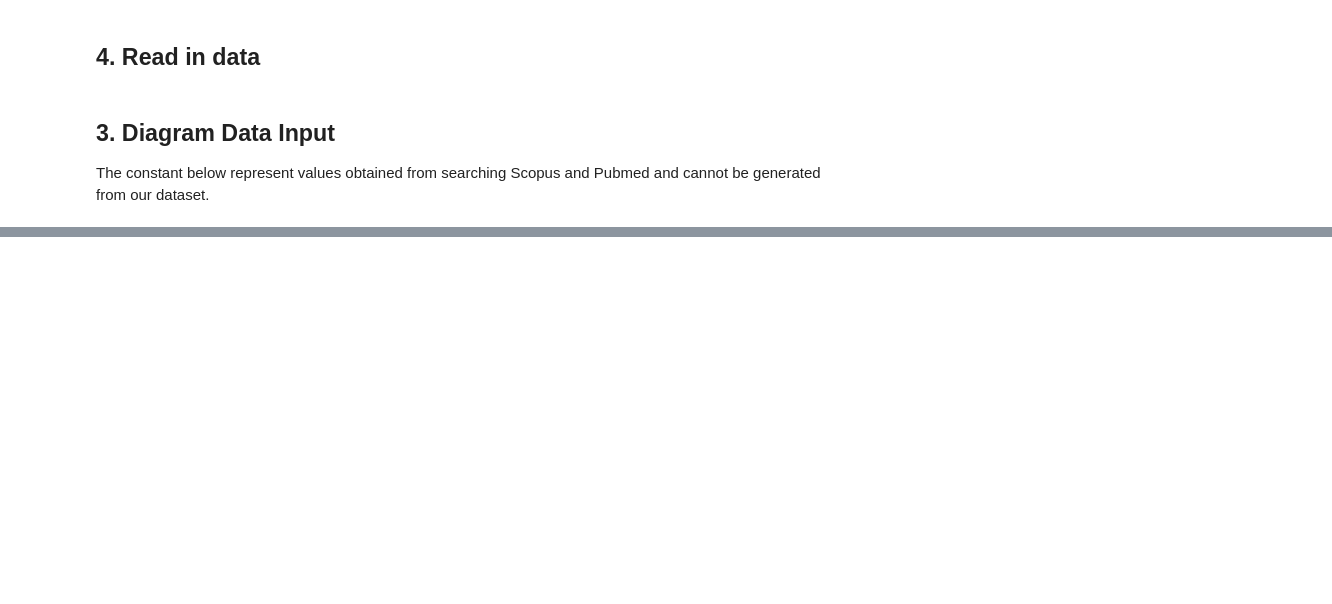
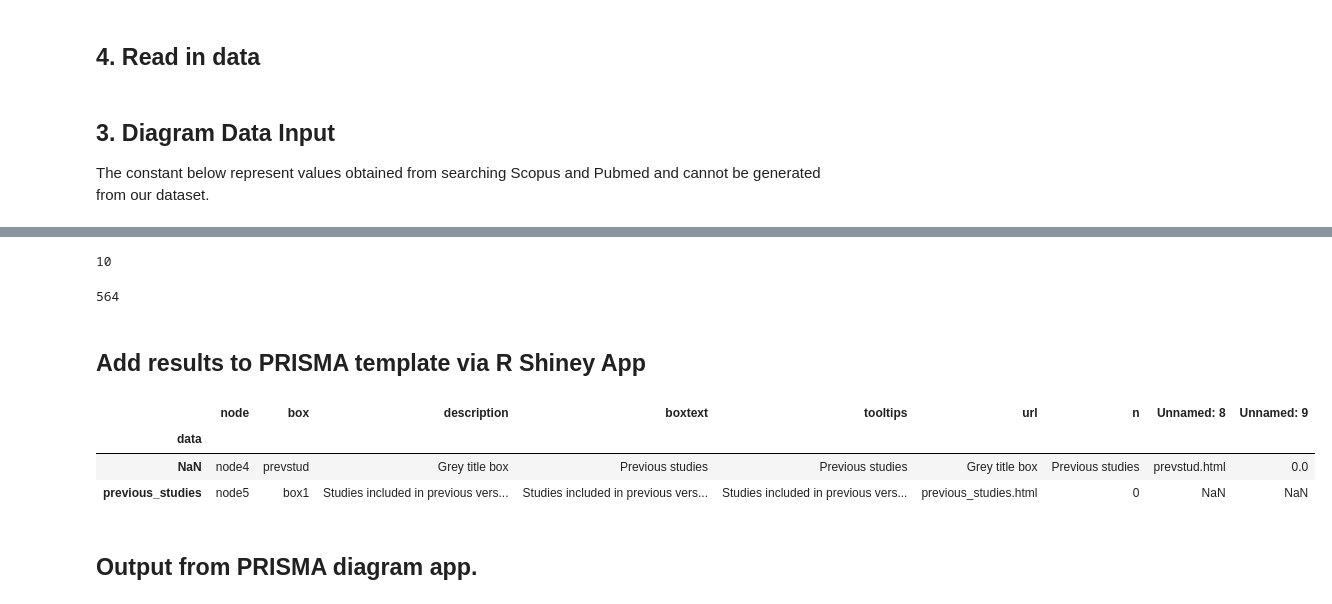
Before and after one commit to TomMonks/des_sharing_lit_review, a Jupyter notebook: _sources/content/03_results/00_prisma.ipynb, the cells around one changed output, grey strips where cells are left out. Drawn from its saved outputs; the diff is of its cells as text; code cells hidden in the pictures; blank space fills up the shorter version.

```diff
--- a/_sources/content/03_results/00_prisma.ipynb
+++ b/_sources/content/03_results/00_prisma.ipynb
@@ -35,17 +43,32 @@ from preprocessing import load_clean_dataset
 # %% [markdown]
 ## 2. Constants
 # %%
+# studies pre forward search
+PRE_FS = 'https://raw.githubusercontent.com/TomMonks/' \
+    + 'des_sharing_lit_review/main/data/pre_forward_search/' \
+    + 'before_forward_search.zip'
+
+
+# all studies we included in stage 2
 FILE_NAME = 'https://raw.githubusercontent.com/TomMonks/' \
     + 'des_sharing_lit_review/main/data/share_sim_data_extract.zip'
 
 # pre-screnning file locations
 POST_FIX = '../../data/pre_screening/'
 POST_FIX_STAGE1 = '../../data/stage1/'
+POST_FIX_FS = '../../data/forward_search/'
+POST_FIX_PRE_FS = '../../data/pre_forward_search/'
 SCOPUS = POST_FIX + 'Scopus_search.zip'
 PUBMED = POST_FIX + 'pubmed_part.zip'
 ACM = POST_FIX + '20220903_acm.zip'
 WOS = POST_FIX + '20220903_wos.zip'
 UNIQUE = POST_FIX_STAGE1 + 'unique_papers.zip'
+FORWARD_SEARCH = POST_FIX_FS + 'forward_search_spidercite.zip'
+PRE_FS = POST_FIX_PRE_FS + 'before_forward_search.zip'
+FS_ASSESSED = POST_FIX_FS + 'forward_search_assessed.zip'
+
+# for template for R shiney app to create 2020 compliant prisma diagram
+TEMPLATE_FILE = 'prisma_template/PRISMA.csv'
 # %% [markdown]
 ## 3. Functions to create diagram
 
@@ -333,0 +476,4 @@ graph.write_png('prisma.png')
+# %%
+data['n_forward_included']
+# %% [output]
+10
@@ -333,0 +482,15 @@ graph.write_png('prisma.png')
+# %%
+data['n_included_after_fs']
+# %% [output]
+564
+# %% [markdown]
+## Add results to PRISMA template via R Shiney App
+# %%
+shiney_template = results_in_r_shiney_format(TEMPLATE_FILE)
+# %%
+shiney_template.head(2)
+# %% [output]
+|  | node | box | description | boxtext | tooltips | url | n | Unnamed: 8 | Unnamed: 9 |
+| data |  |  |  |  |  |  |  |  |  |
+| NaN | node4 | prevstud | Grey title box | Previous studies | Previous studies | Grey title box | Previous studies | prevstud.html | 0.0 |
+| previous_studies | node5 | box1 | Studies included in previous vers... | Studies included in previous vers... | Studies included in previous vers... | previous_studies.html | 0 | NaN | NaN |
@@ -333,0 +500,2 @@ graph.write_png('prisma.png')
+# %% [markdown]
+## Output from PRISMA diagram app.
```
Also changed, not shown: parts of 13 cells of this notebook, 33 other files.
